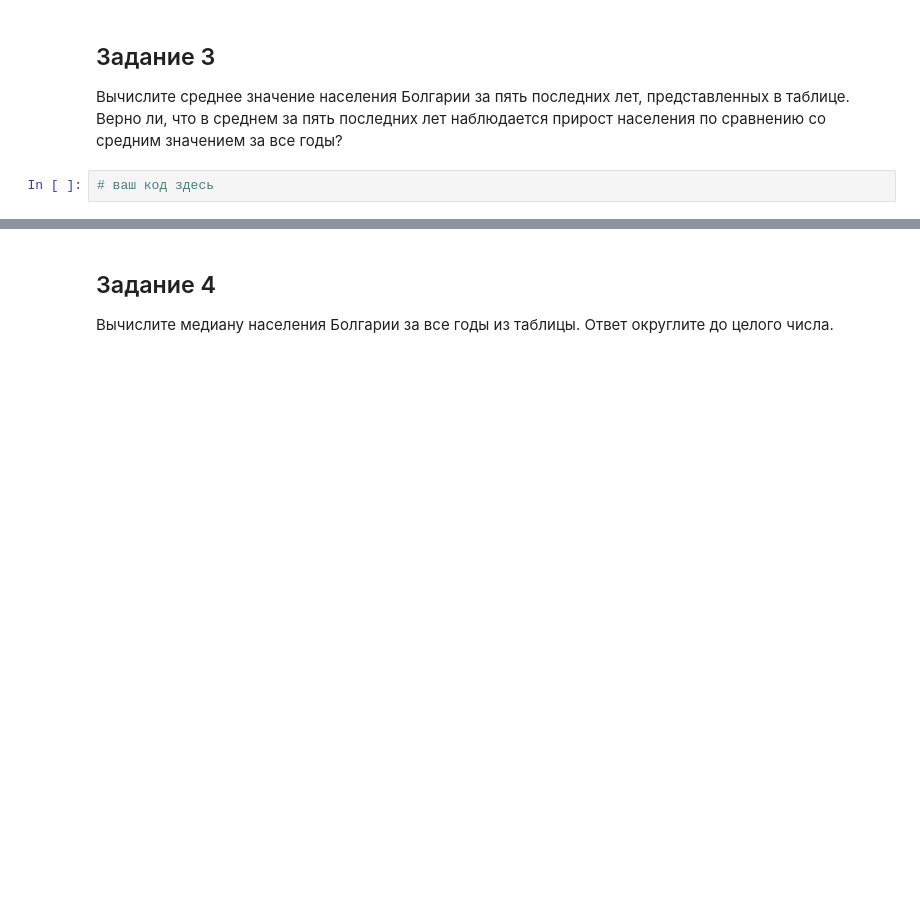
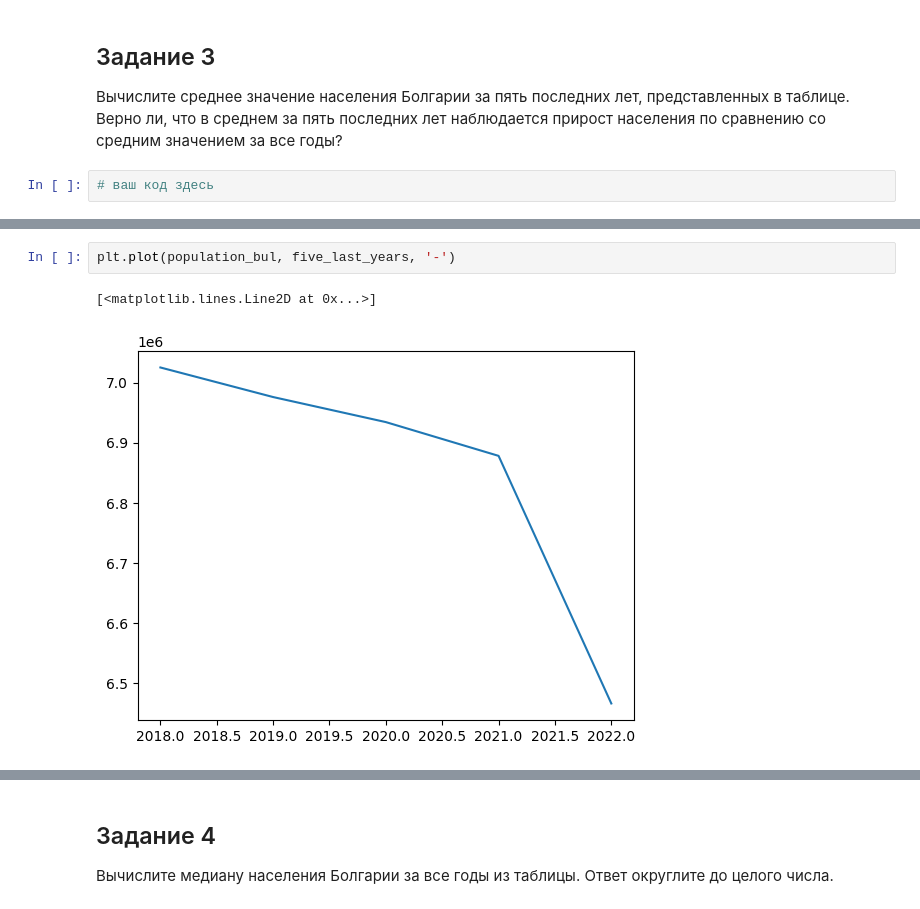
Before and after one commit to sergeiperel/start_in_ds, a Jupyter notebook: basics_of_analytics/analytics_HT_task.ipynb, the cells around one changed output, grey strips where cells are left out. Saved outputs shown, nothing was run; the diff lists cells and outputs as text; blank space fills up the shorter version.

```diff
--- a/basics_of_analytics/analytics_HT_task.ipynb
+++ b/basics_of_analytics/analytics_HT_task.ipynb
@@ -65,0 +103,5 @@ plt.plot(years, aruba_population, '-')
+# %%
+plt.plot(population_bul, five_last_years, '-')
+# %% [output]
+[<matplotlib.lines.Line2D at 0x...>]
+[figure, added]
```
Also changed, not shown: parts of 20 cells of this notebook.
